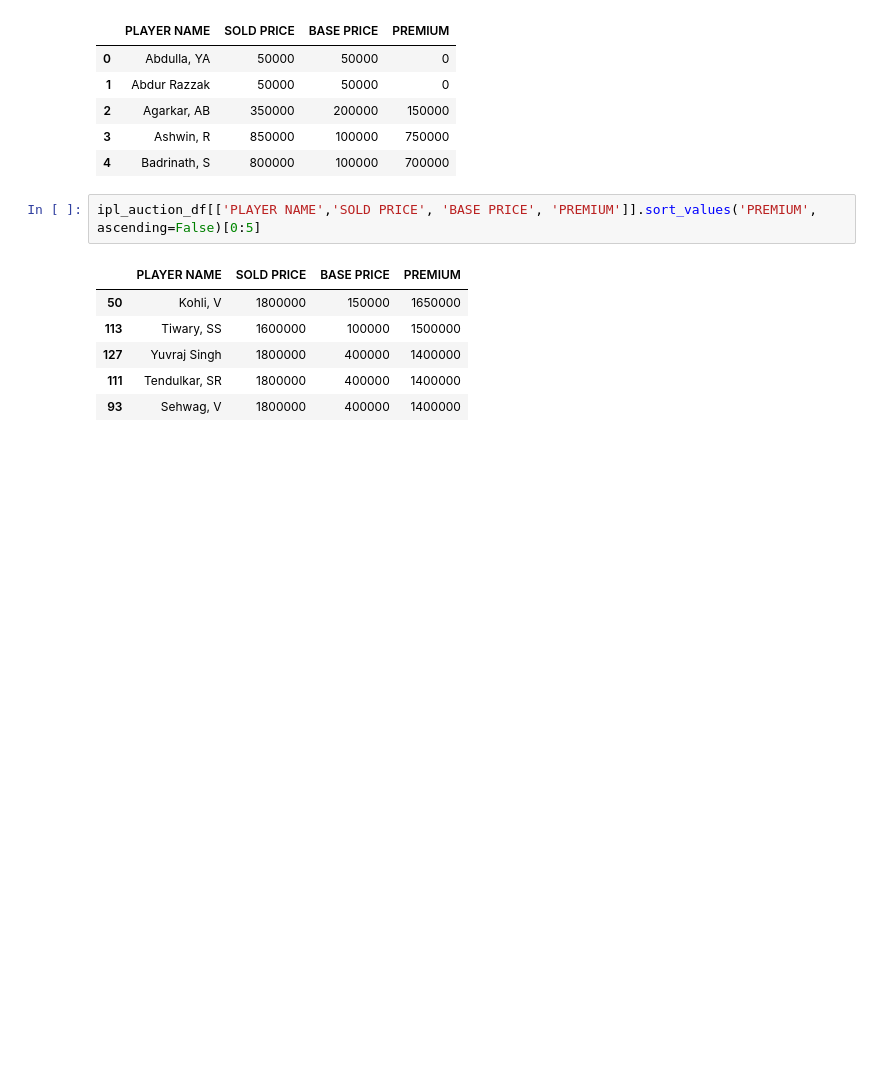
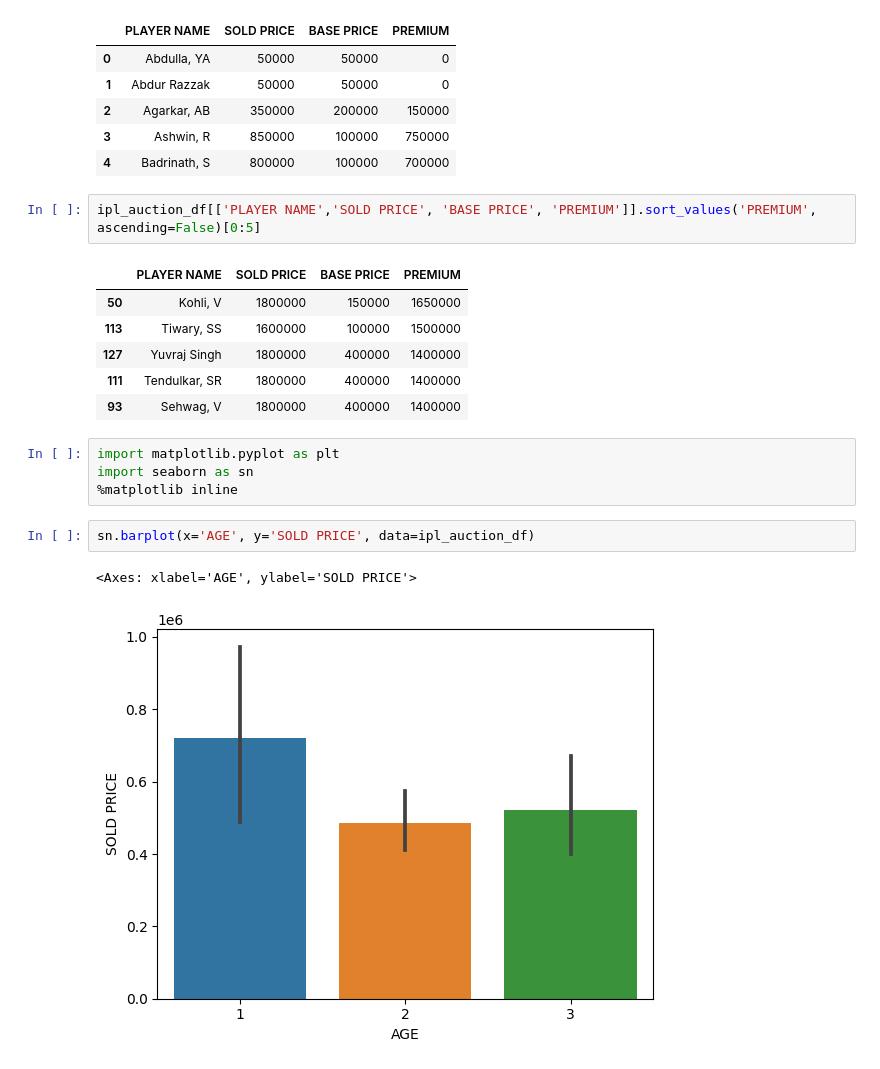
Before and after one commit to SaketKaswa20/Machine_Learning_Using_Python, a Jupyter notebook: IPL_Dataset.ipynb, the cells around one changed output. Saved outputs shown, nothing was run; the diff lists cells and outputs as text; blank space fills up the shorter version.

```diff
--- a/IPL_Dataset.ipynb
+++ b/IPL_Dataset.ipynb
@@ -205,3 +205,12 @@ ipl_auction_df[['PLAYER NAME','SOLD PRICE', 'BASE PRICE', 'PREMIUM']].sort_value
 | 127 | Yuvraj Singh | 1800000 | 400000 | 1400000 |
 | 111 | Tendulkar, SR | 1800000 | 400000 | 1400000 |
 | 93 | Sehwag, V | 1800000 | 400000 | 1400000 |
+# %%
+import matplotlib.pyplot as plt
+import seaborn as sn
+%matplotlib inline
+# %%
+sn.barplot(x='AGE', y='SOLD PRICE', data=ipl_auction_df)
+# %% [output]
+<Axes: xlabel='AGE', ylabel='SOLD PRICE'>
+[figure, added]
```
Also changed, not shown: parts of 6 cells of this notebook.
